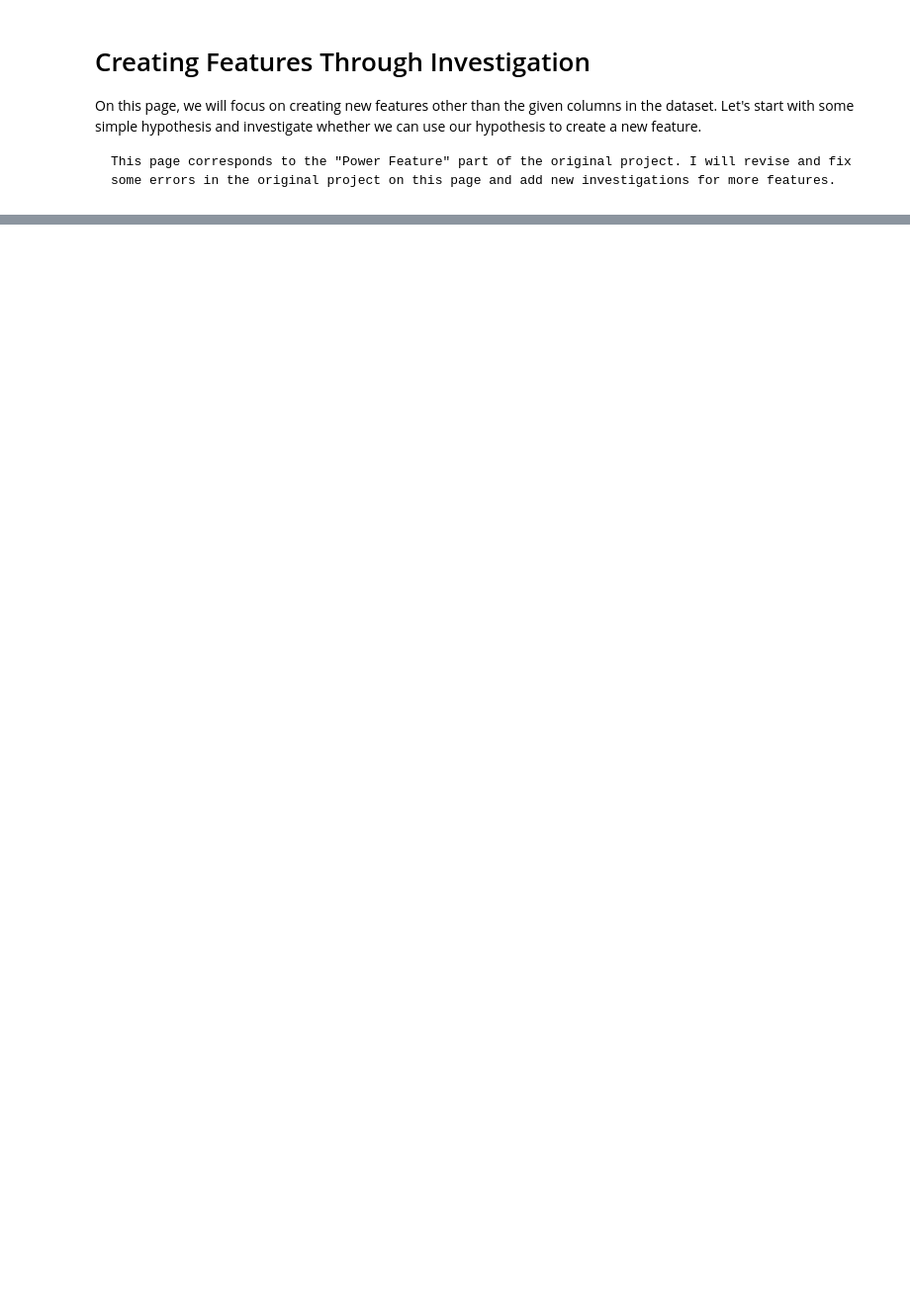
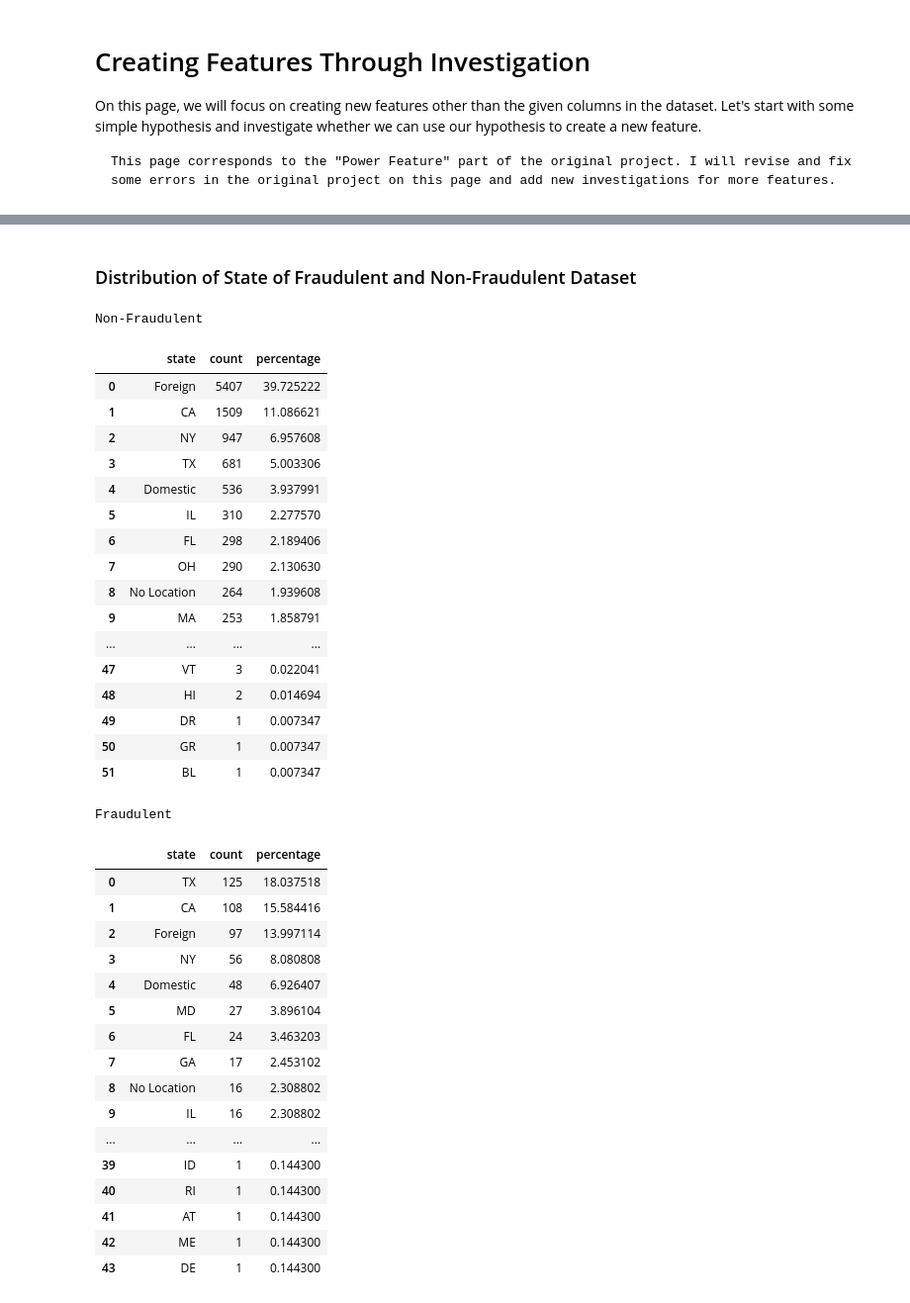
Before and after one commit to dhcheong/ClassifyingFake, a Jupyter notebook: PF.ipynb, the cells around one changed output, grey strips where cells are left out. Shown at 99% size. Saved outputs shown, nothing was run; the diff lists cells and outputs as text; code cells hidden in the pictures; blank space fills up the shorter version.

```diff
--- a/PF.ipynb
+++ b/PF.ipynb
@@ -127,0 +161,68 @@ x
+# %% [markdown]
+### Distribution of State of Fraudulent and Non-Fraudulent Dataset
+# %%
+# Convinent function for data frame display
+
+from IPython.core.display import display, HTML
+
+def display_side_by_side(dfs:list, captions:list, tablespacing=5):
+    """Display tables side by side to save vertical space
+    Input:
+        dfs: list of pandas.DataFrame
+        captions: list of table captions
+    """
+    output = ""
+    for (caption, df) in zip(captions, dfs):
+        output += df.style.set_table_attributes("style='display:inline'").set_caption(caption)._repr_html_()
+        output += tablespacing * "\xa0"
+    display(HTML(output))
+# %%
+fraud_data = train_data[train_data['fraudulent'] == 1]
+non_fraud_data = train_data[train_data['fraudulent'] == 0]
+
+f_combined_data = fraud_data["state"].value_counts().to_frame()
+f_combined_data = f_combined_data.reset_index().rename(columns = {'index':'state', 'state':'count'})
+f_combined_data["percentage"] = (f_combined_data["count"] / f_combined_data["count"].sum()) * 100
+
+nf_combined_data = non_fraud_data["state"].value_counts().to_frame()
+nf_combined_data = nf_combined_data.reset_index().rename(columns = {'index':'state', 'state':'count'})
+nf_combined_data["percentage"] = (nf_combined_data["count"] / nf_combined_data["count"].sum()) * 100
+
+display_side_by_side([nf_combined_data, f_combined_data], ['Non-Fraudulent', 'Fraudulent'], tablespacing =20)
+# %% [output]
+Non-Fraudulent
+|  | state | count | percentage |
+| 0 | Foreign | 5407 | 39.725222 |
+| 1 | CA | 1509 | 11.086621 |
+| 2 | NY | 947 | 6.957608 |
+| 3 | TX | 681 | 5.003306 |
+| 4 | Domestic | 536 | 3.937991 |
+| 5 | IL | 310 | 2.277570 |
+| 6 | FL | 298 | 2.189406 |
+| 7 | OH | 290 | 2.130630 |
+| 8 | No Location | 264 | 1.939608 |
+| 9 | MA | 253 | 1.858791 |
+| ... | ... | ... | ... |
+| 47 | VT | 3 | 0.022041 |
+| 48 | HI | 2 | 0.014694 |
+| 49 | DR | 1 | 0.007347 |
+| 50 | GR | 1 | 0.007347 |
+| 51 | BL | 1 | 0.007347 |
+Fraudulent
+|  | state | count | percentage |
+| 0 | TX | 125 | 18.037518 |
+| 1 | CA | 108 | 15.584416 |
+| 2 | Foreign | 97 | 13.997114 |
+| 3 | NY | 56 | 8.080808 |
+| 4 | Domestic | 48 | 6.926407 |
+| 5 | MD | 27 | 3.896104 |
+| 6 | FL | 24 | 3.463203 |
+| 7 | GA | 17 | 2.453102 |
+| 8 | No Location | 16 | 2.308802 |
+| 9 | IL | 16 | 2.308802 |
+| ... | ... | ... | ... |
+| 39 | ID | 1 | 0.144300 |
+| 40 | RI | 1 | 0.144300 |
+| 41 | AT | 1 | 0.144300 |
+| 42 | ME | 1 | 0.144300 |
+| 43 | DE | 1 | 0.144300 |
```
Also changed, not shown: parts of 22 cells of this notebook.
